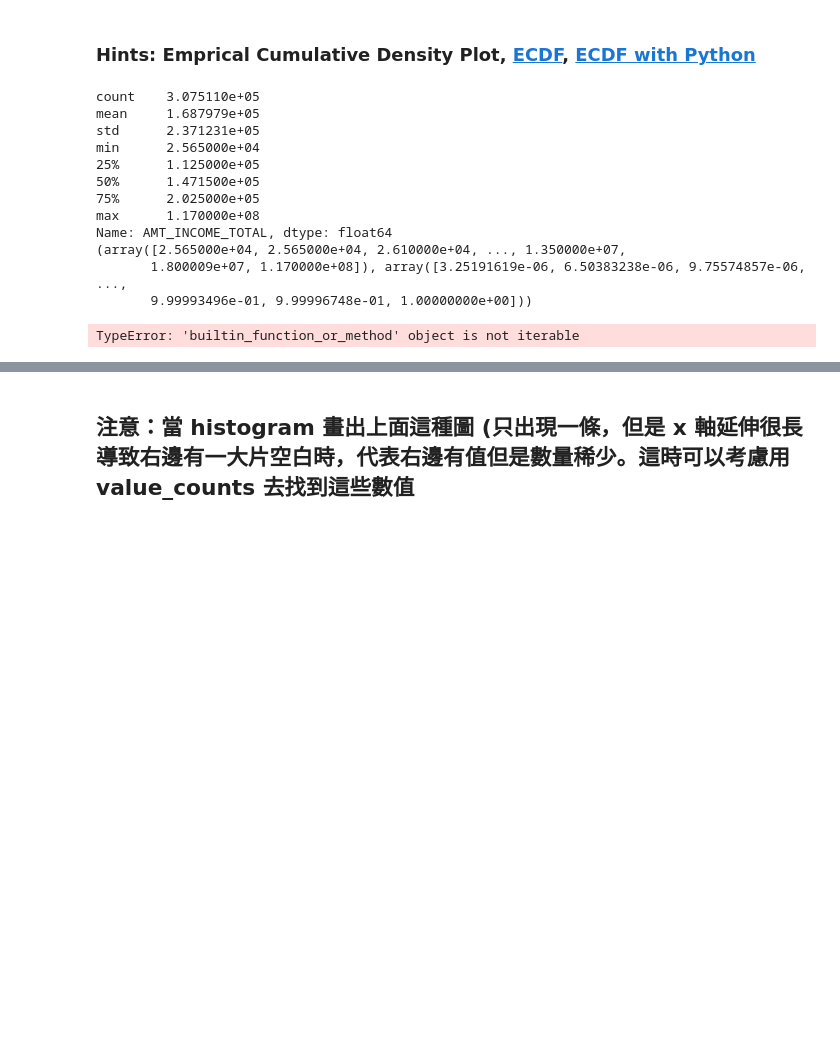
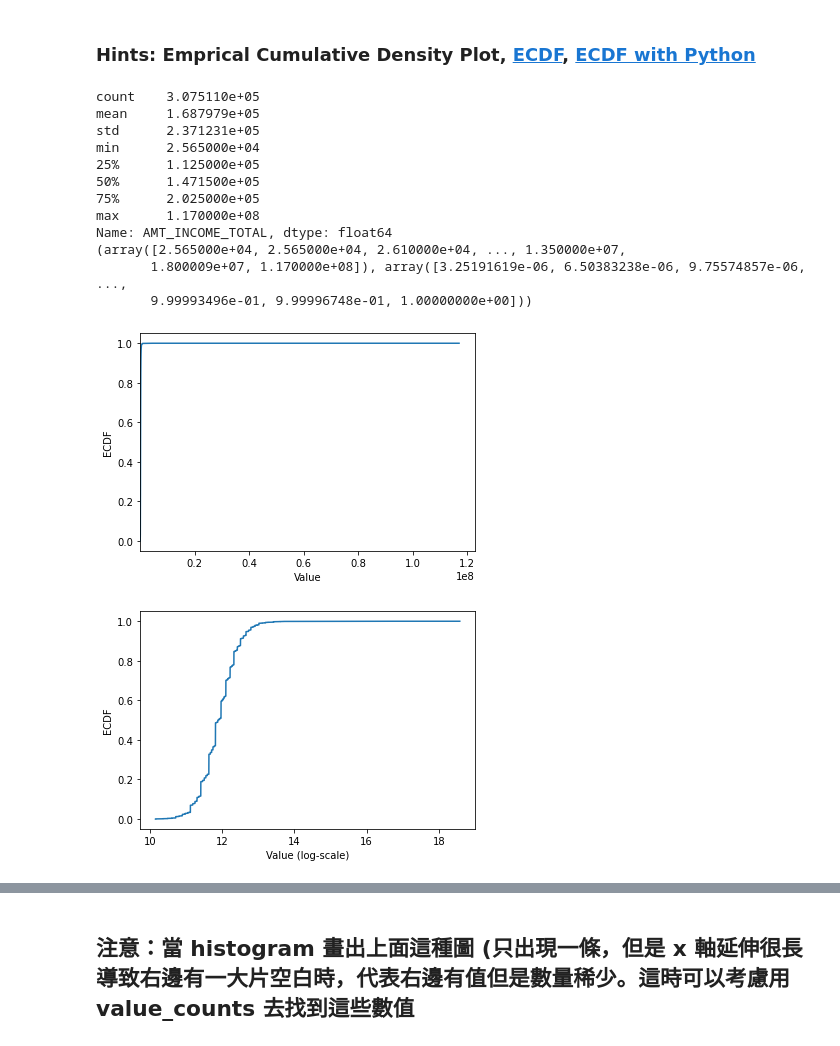
Before and after one commit to yyangman/ML100Days, a Jupyter notebook: homework/DAY9/Day_009_HW.ipynb, the cells around one changed output, grey strips where cells are left out. Cells and saved outputs as stored; diff of their text form; code cells hidden in the pictures; blank space fills up the shorter version.

```diff
--- a/homework/DAY9/Day_009_HW.ipynb
+++ b/homework/DAY9/Day_009_HW.ipynb
@@ -125,43 +125,46 @@ print(app_train['AMT_INCOME_TOTAL'].describe())
 """
 YOUR CODE HERE
 """
+# cdf=app_train.AMT_INCOME_TOTAL.value_counts().sort_index().cumsum()
+# print(cdf)
 def ecdf(data):
     x=np.sort(app_train['AMT_INCOME_TOTAL'])
     y=np.arange(1,len(x)+1)/len(x)
     return(x,y)
 cdf = ecdf(app_train['AMT_INCOME_TOTAL'])
 print(cdf)
-
-plt.plot(list(cdf.index), cdf/cdf.max())
+plt.plot(cdf[0], cdf[1])
+#plt.plot(list(cdf.index), cdf/cdf.max())
 plt.xlabel('Value')
 plt.ylabel('ECDF')
-plt.xlim([cdf.index.min(), cdf.index.max() * 1.05]) # 限制顯示圖片的範圍
+plt.xlim([cdf[0].min(), cdf[0].max() * 1.05]) # 限制顯示圖片的範圍
 plt.ylim([-0.05,1.05]) # 限制顯示圖片的範圍
 
 plt.show()
 
 # 改變 y 軸的 Scale, 讓我們可以正常檢視 ECDF
-plt.plot(np.log(list(cdf.index)), cdf/cdf.max())
+plt.plot(np.log(list(cdf[0])), cdf[1]/cdf[1].max())
 plt.xlabel('Value (log-scale)')
 plt.ylabel('ECDF')
 
 plt.ylim([-0.05,1.05]) # 限制顯示圖片的範圍
 
 plt.show()
 # %% [output]
 count    3.075110e+05
 mean     1.687979e+05
 std      2.371231e+05
 min      2.565000e+04
 25%      1.125000e+05
 50%      1.471500e+05
 75%      2.025000e+05
 max      1.170000e+08
 Name: AMT_INCOME_TOTAL, dtype: float64
 (array([2.565000e+04, 2.565000e+04, 2.610000e+04, ..., 1.350000e+07,
        1.800009e+07, 1.170000e+08]), array([3.25191619e-06, 6.50383238e-06, 9.75574857e-06, ...,
        9.99993496e-01, 9.99996748e-01, 1.00000000e+00]))
-TypeError: 'builtin_function_or_method' object is not iterable
+[figure, added]
+[figure, added]
 # %% [markdown]
 ## 補充：Normal dist 的 ECDF
 ![ecdf_normal](https://au.mathworks.com/help/examples/stats/win64/PlotEmpiricalCdfAndCompareWithSamplingDistributionExample_01.png)
```
Also changed, not shown: parts of 3 cells of this notebook, 1 other file.
